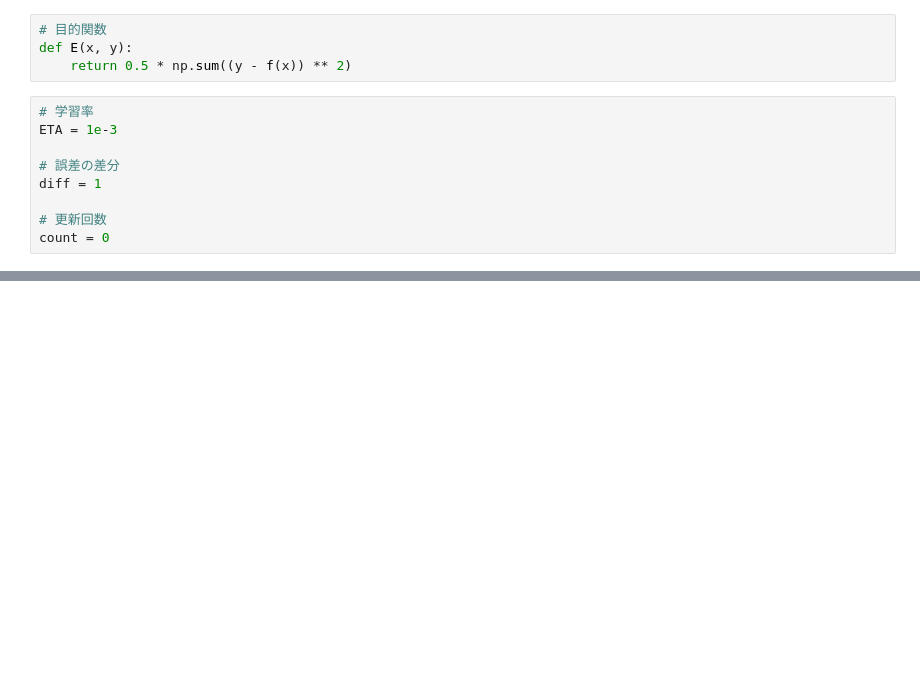
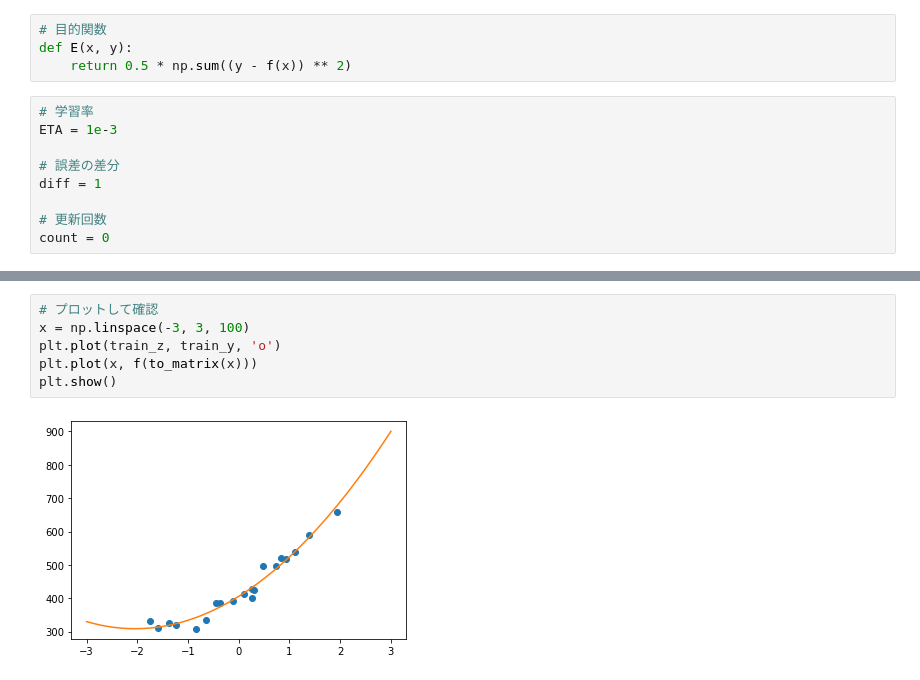
Before and after one commit to y-yoshioka/pra_python, a Jupyter notebook: pra2/pra2-3.ipynb, the cells around one changed output, grey strips where cells are left out. Drawn from its saved outputs; the diff is of its cells as text; blank space fills up the shorter version.

```diff
--- a/pra2/pra2-3.ipynb
+++ b/pra2/pra2-3.ipynb
@@ -120,0 +136,8 @@ while diff > 1e-2:
+# %%
+# プロットして確認
+x = np.linspace(-3, 3, 100)
+plt.plot(train_z, train_y, 'o')
+plt.plot(x, f(to_matrix(x)))
+plt.show()
+# %% [output]
+[figure, added]
```
Also changed, not shown: parts of 12 cells of this notebook, 51 other files.
